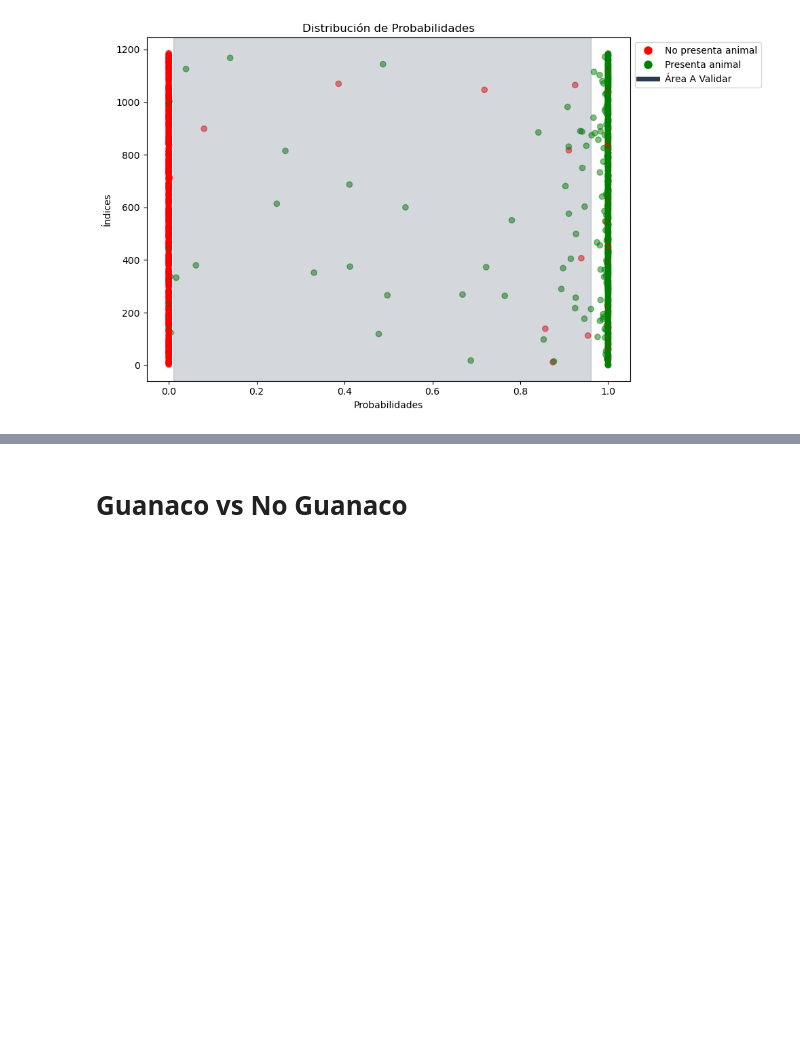
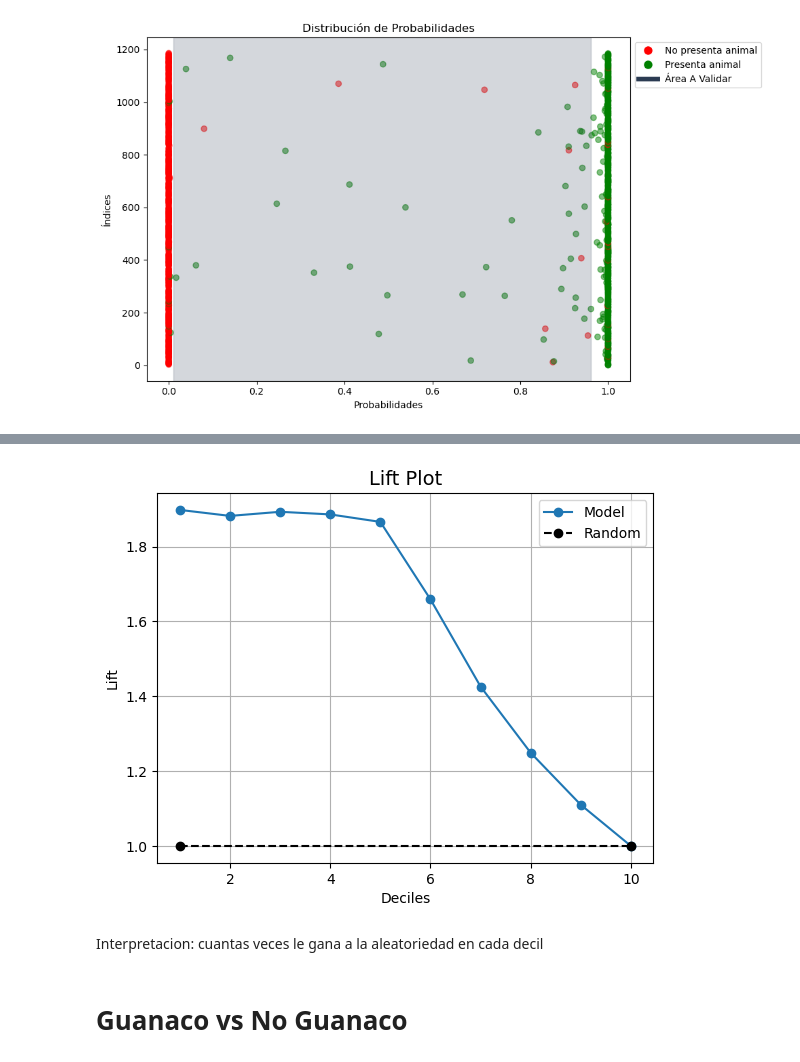
Before and after one commit to lucasarbues/RewildingPA, a Jupyter notebook: ModelosAI/CompentenciaModelos.ipynb, the cells around one changed output, grey strips where cells are left out. Cells and saved outputs as stored; diff of their text form; code cells hidden in the pictures; blank space fills up the shorter version.

```diff
--- a/ModelosAI/CompentenciaModelos.ipynb
+++ b/ModelosAI/CompentenciaModelos.ipynb
@@ -345,3 +344,10 @@ plt.show()
+# %%
+# Plot
+kds.metrics.plot_lift(y_test, y_probaVGG16)
+# %% [output]
+[figure, added]
+# %% [markdown]
+Interpretacion: cuantas veces le gana a la aleatoriedad en cada decil
 # %% [markdown]
 # Guanaco vs No Guanaco
 # %%
```
Also changed, not shown: parts of 27 cells of this notebook, 4 other files.
